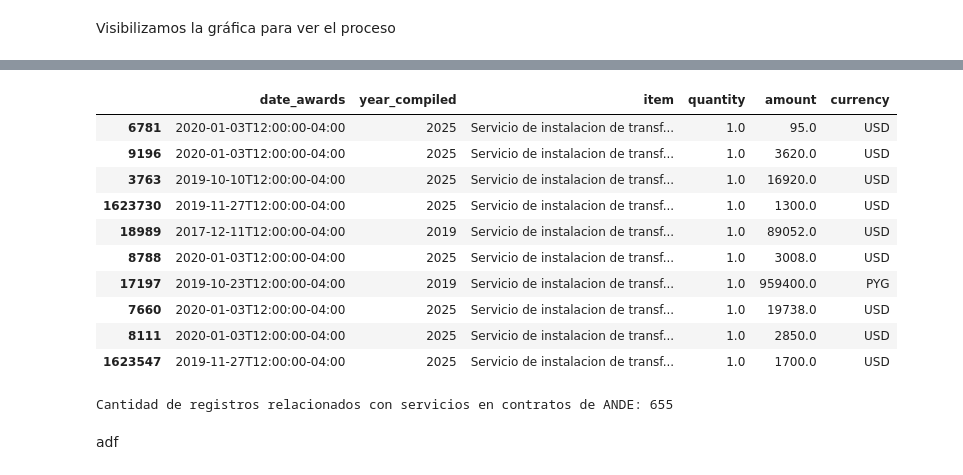
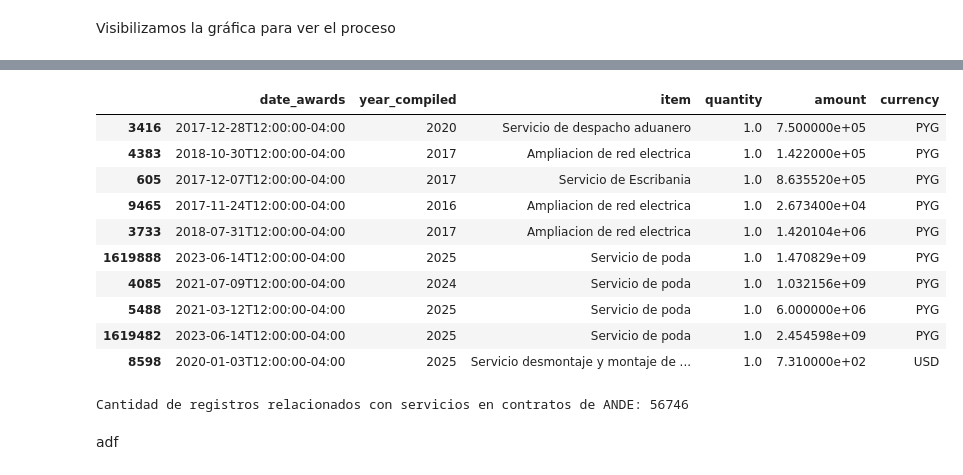
Before and after one commit to reneazir/Proyecto_Final_Diplomado, a Jupyter notebook: proyecto_final.ipynb, the cells around one changed output, grey strips where cells are left out. Cells and saved outputs as stored; diff of their text form; code cells hidden in the pictures.

```diff
--- a/proyecto_final.ipynb
+++ b/proyecto_final.ipynb
@@ -745,26 +706,26 @@ plt.show()
 # %%
 mask1 = dataset_cleared['item'].str.contains('Transformador', case=False, na=False)
-#mask2 = dataset_cleared['item'].str.contains('Servicio', case=False, na=False)
-#mask1 = dataset_cleared['item'].str.contains('Ampliacion de red electrica', case=False, na=False)
-#mask1 = dataset_cleared['item'].str.contains('Servicio desmontaje y montaje de Sistemas electricos de Sub estaciones', case=False, na=False)
+mask2 = dataset_cleared['item'].str.contains('Servicio', case=False, na=False)
+mask3 = dataset_cleared['item'].str.contains('Ampliacion de red electrica', case=False, na=False)
+mask4 = dataset_cleared['item'].str.contains('Servicio desmontaje y montaje de Sistemas electricos de Sub estaciones', case=False, na=False)
 
-serv_transformadores_ande = dataset_cleared[mask1 & mask2]
-serv_transformadores_ande.sample(10)
+serv_mant_ande = dataset_cleared[mask1 | mask2 | mask3 | mask4]
+serv_mant_ande.sample(10)
 # %% [output]
 |  | date_awards | year_compiled | item | quantity | amount | currency |
-| 6781 | 2020-01-03T12:00:00-04:00 | 2025 | Servicio de instalacion de transf... | 1.0 | 95.0 | USD |
-| 9196 | 2020-01-03T12:00:00-04:00 | 2025 | Servicio de instalacion de transf... | 1.0 | 3620.0 | USD |
-| 3763 | 2019-10-10T12:00:00-04:00 | 2025 | Servicio de instalacion de transf... | 1.0 | 16920.0 | USD |
-| 1623730 | 2019-11-27T12:00:00-04:00 | 2025 | Servicio de instalacion de transf... | 1.0 | 1300.0 | USD |
-| 18989 | 2017-12-11T12:00:00-04:00 | 2019 | Servicio de instalacion de transf... | 1.0 | 89052.0 | USD |
-| 8788 | 2020-01-03T12:00:00-04:00 | 2025 | Servicio de instalacion de transf... | 1.0 | 3008.0 | USD |
-| 17197 | 2019-10-23T12:00:00-04:00 | 2019 | Servicio de instalacion de transf... | 1.0 | 959400.0 | PYG |
-| 7660 | 2020-01-03T12:00:00-04:00 | 2025 | Servicio de instalacion de transf... | 1.0 | 19738.0 | USD |
-| 8111 | 2020-01-03T12:00:00-04:00 | 2025 | Servicio de instalacion de transf... | 1.0 | 2850.0 | USD |
-| 1623547 | 2019-11-27T12:00:00-04:00 | 2025 | Servicio de instalacion de transf... | 1.0 | 1700.0 | USD |
+| 3416 | 2017-12-28T12:00:00-04:00 | 2020 | Servicio de despacho aduanero | 1.0 | 7.500000e+05 | PYG |
+| 4383 | 2018-10-30T12:00:00-04:00 | 2017 | Ampliacion de red electrica | 1.0 | 1.422000e+05 | PYG |
+| 605 | 2017-12-07T12:00:00-04:00 | 2017 | Servicio de Escribania | 1.0 | 8.635520e+05 | PYG |
+| 9465 | 2017-11-24T12:00:00-04:00 | 2016 | Ampliacion de red electrica | 1.0 | 2.673400e+04 | PYG |
+| 3733 | 2018-07-31T12:00:00-04:00 | 2017 | Ampliacion de red electrica | 1.0 | 1.420104e+06 | PYG |
+| 1619888 | 2023-06-14T12:00:00-04:00 | 2025 | Servicio de poda | 1.0 | 1.470829e+09 | PYG |
+| 4085 | 2021-07-09T12:00:00-04:00 | 2024 | Servicio de poda | 1.0 | 1.032156e+09 | PYG |
+| 5488 | 2021-03-12T12:00:00-04:00 | 2025 | Servicio de poda | 1.0 | 6.000000e+06 | PYG |
+| 1619482 | 2023-06-14T12:00:00-04:00 | 2025 | Servicio de poda | 1.0 | 2.454598e+09 | PYG |
+| 8598 | 2020-01-03T12:00:00-04:00 | 2025 | Servicio desmontaje y montaje de ... | 1.0 | 7.310000e+02 | USD |
 # %%
-print("Cantidad de registros relacionados con servicios en contratos de ANDE:", len(serv_transformadores_ande))
+print("Cantidad de registros relacionados con servicios en contratos de ANDE:", len(serv_mant_ande))
 # %% [output]
-Cantidad de registros relacionados con servicios en contratos de ANDE: 655
+Cantidad de registros relacionados con servicios en contratos de ANDE: 56746
 # %% [markdown]
 adf
```
Also changed, not shown: parts of 48 cells of this notebook, 1 other file.
